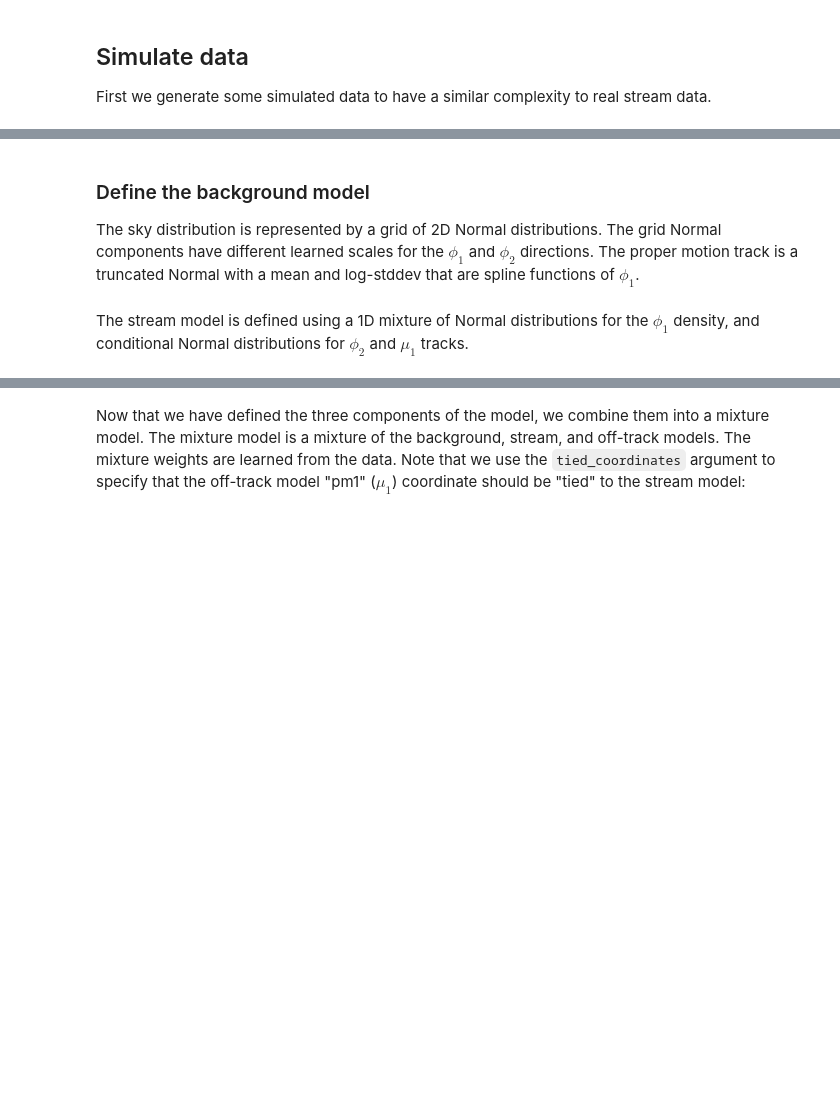
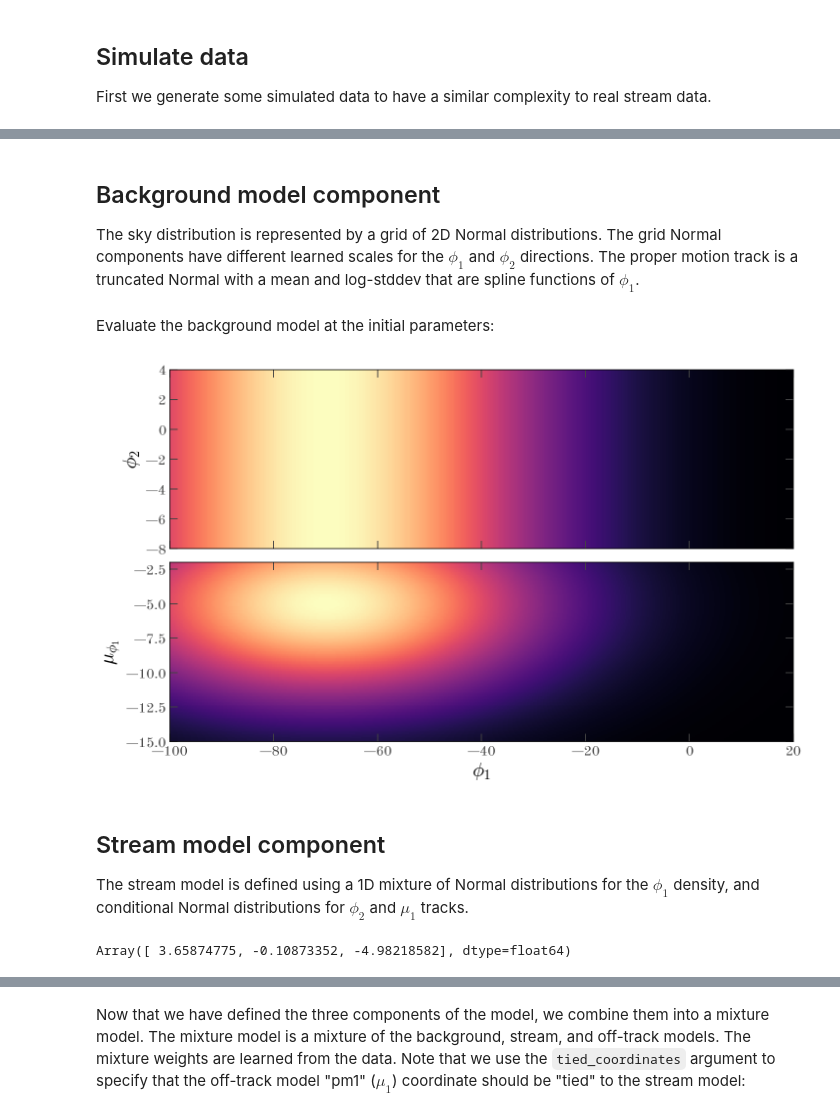
Before and after one commit to stellarstreams/stream-membership, a Jupyter notebook: notebooks/Tutorial-stream-offtrack-background.ipynb, the cells around one changed output, grey strips where cells are left out. Cells and saved outputs as stored; diff of their text form; code cells hidden in the pictures; blank space fills up the shorter version.

```diff
--- a/notebooks/Tutorial-stream-offtrack-background.ipynb
+++ b/notebooks/Tutorial-stream-offtrack-background.ipynb
@@ -24,7 +25,8 @@ First we generate some simulated data to have a similar complexity to real strea
 # %%
 phi1_lim = (-100, 20)
 phi2_lim = (-8, 4)
-pm1_lim = (None, -2.0)
+# pm1_lim = (None, -2.0)
+pm1_lim = (-15., -2.0)  # DEBUG
 # %%
 N_data = 8192
 
@@ -114,4 +116,8 @@ print(N_data, N, N_stream, N_offrack)
 pm1_err = jnp.exp(jax.random.uniform(keys[7], minval=-5, maxval=0, shape=(N_data,)))
 data["pm1"] = jax.random.normal(keys[8], shape=(N_data,)) * pm1_err + data["pm1"]
 err = {"pm1": pm1_err}
-# data = stream_data
+
+mask = data["pm1"] < pm1_lim[1]
+data = {k: data[k][mask] for k in data}
+err = {k: err[k][mask] for k in err}
+print(data["phi1"].shape[0])
@@ -126,15 +138,8 @@ fig.suptitle("simulated data", fontsize=24)
 # %% [markdown]
-### Define the background model
+## Background model component
 
 The sky distribution is represented by a grid of 2D Normal distributions. The grid Normal components have different learned scales for the $\phi_1$ and $\phi_2$ directions. The proper motion track is a truncated Normal with a mean and log-stddev that are spline functions of $\phi_1$.
 # %%
-bkg_phi12_locs = jnp.stack(
-    jnp.meshgrid(
-        jnp.arange(phi1_lim[0] - 20, phi1_lim[1] + 20 + 1e-3, 20),
-        jnp.arange(phi2_lim[0] - 4, phi2_lim[1] + 4 + 1e-3, 4),
-    ),
-    axis=-1,
-).reshape(-1, 2)
 bkg_pm1_knots = jnp.arange(-100, 20 + 1e-3, 30)
 
 bkg_model = ModelComponent(
@@ -164,24 +169,28 @@ bkg_model = ModelComponent(
             "high": pm1_lim[1],
             "spline_k": 3,
             "clip_locs": (-10, pm1_lim[1]),
+            "clip_scales": (1e-3, None),
         },
     },
     conditional_data={"pm1": {"x": "phi1"}},
 )
 # %%
-tmp = np.exp(-0.5 * (bkg_phi12_locs[:, 0] - -80.0) ** 2 / 20**2)
 bkg_init_params = {
-    # ("phi1", "phi2"): {
-    #     "mixing_distribution": tmp / tmp.sum(),
-    #     "scales": jnp.array([20.0, 4.0])[:, None],
-    # },
     "phi1": {"loc": -70.0, "scale": 30.0},
     "phi2": {},
     "pm1": {
         "loc_vals": jnp.full(bkg_pm1_knots.shape[0], -5.0),
-        "scale_vals": jnp.full(bkg_pm1_knots.shape[0], 10.0),
+        "scale_vals": jnp.full(bkg_pm1_knots.shape[0], 5.0),
     },
 }
+# %% [markdown]
+Evaluate the background model at the initial parameters:
+# %%
+_ = bkg_model.plot_model_projections(bkg_init_params, grids=plot_grids)
+# %% [output]
+[figure, added]
 # %% [markdown]
+## Stream model component
+
 The stream model is defined using a 1D mixture of Normal distributions for the $\phi_1$ density, and conditional Normal distributions for $\phi_2$ and $\mu_1$ tracks.
 # %%
@@ -251,0 +265,9 @@ stream_init_params = {
+# %%
+# DEBUG:
+stream_model.sample(jax.random.PRNGKey(42), pars=stream_init_params)
+
+from stream_membership.distributions.stacked_component import _StackedModelComponent
+wtf = _StackedModelComponent(stream_model, pars=stream_init_params)
+wtf.sample(jax.random.PRNGKey(42))
+# %% [output]
+Array([ 3.65874775, -0.10873352, -4.98218582], dtype=float64)
```
Also changed, not shown: parts of 29 cells of this notebook.
